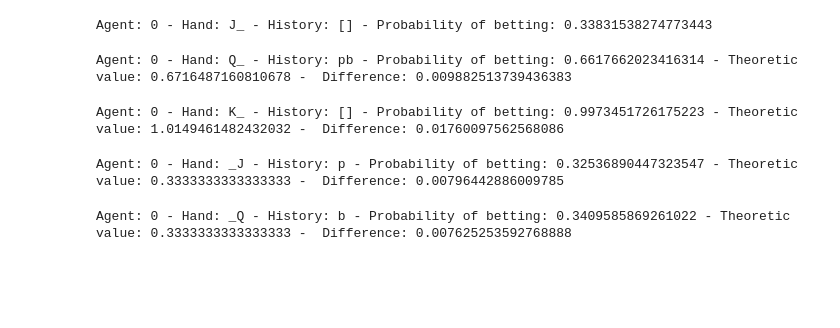
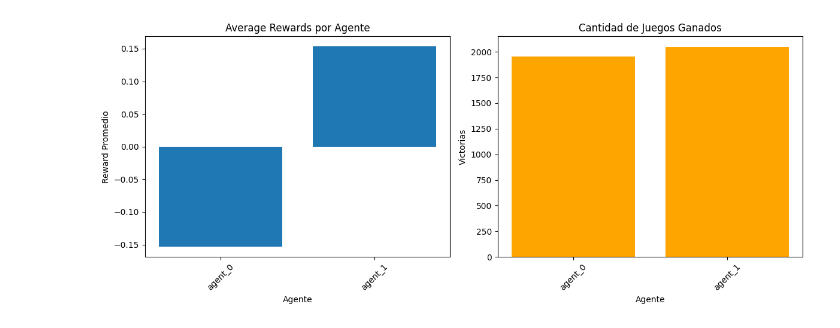
Before and after one commit to leandrouruguay1994/multiagentes-alt-games, a Jupyter notebook: multiagentes-alt-games/alternating_games/KuhnPoker.ipynb, the cells around one changed output. Saved outputs shown, nothing was run; the diff lists cells and outputs as text; code cells hidden in the pictures; blank space fills up the shorter version.

Commit message:
se actualiza el codigo para los agentes

```diff
--- a/multiagentes-alt-games/alternating_games/KuhnPoker.ipynb
+++ b/multiagentes-alt-games/alternating_games/KuhnPoker.ipynb
@@ -5,8 +7,7 @@ from collections import OrderedDict
 # %%
 g = KuhnPoker()
 # %%
-agent_classes = [ CounterFactualRegret, CounterFactualRegret ]
+agent_classes = [CounterFactualRegret, MiniMax]
 my_agents = {}
-g.reset()
 for i, agent in enumerate(g.agents):
     my_agents[agent] = agent_classes[i](game=g, agent=agent)
@@ -13,9 +39,10 @@ for i, agent in enumerate(g.agents):
 # %%
-for agent in g.agents:
+for i,agent in enumerate(g.agents):
     print('Training agent ' + agent)
-    my_agents[agent].train(100000)
-    print('Agent ' + agent + ' policies:')
-    print(OrderedDict(map(lambda n: (n, my_agents[agent].node_dict[n].policy()), sorted(my_agents[agent].node_dict.keys()))))
-    print('')
+    if agent_classes[i] == RandomAgent or agent_classes[i] == MiniMax:
+        print(f"Skipping training for not trainable agent ({agent_classes[i].__name__})")
+        continue
+    my_agents[agent].train(10000)
+    print(dict(map(lambda n: (n, my_agents[agent].node_dict[n].policy()), my_agents[agent].node_dict.keys())))
 # %% [output]
 Training agent agent_0
@@ -27,0 +52,7 @@ OrderedDict([('0', array([0.77244686, 0.22755314])), ('0b', array([9.99970071e-0
+# %%
+for i,agent in enumerate(g.agents):
+    if agent_classes[i] == RandomAgent or agent_classes[i] == MiniMax:
+        print(f"Skipping printing regrets for not trainable agent ({agent_classes[i].__name__})")
+        continue
+    for obs, node in my_agents[agent].node_dict.items():
+        print(f"{obs} regrets: {node.cum_regrets}, policy: {node.policy()}")
@@ -52,25 +129,21 @@ Check learned policies against theoretical policies:
-# %%
-JX_b = my_agents[g.agents[0]].node_dict['0'].policy()[1]
-print(f'Agent: 0 - Hand: J_ - History: [] - Probability of betting: {JX_b}')
-# %% [output]
-Agent: 0 - Hand: J_ - History: [] - Probability of betting: 0.33831538274773443
-# %%
-QX_pb_b = my_agents[g.agents[0]].node_dict['1pb'].policy()[1]
-print(f'Agent: 0 - Hand: Q_ - History: pb - Probability of betting: {QX_pb_b} - Theoretic value: {JX_b+1/3} -  Difference: {abs(QX_pb_b - (JX_b+1/3))}')
-# %% [output]
-Agent: 0 - Hand: Q_ - History: pb - Probability of betting: 0.6617662023416314 - Theoretic value: 0.6716487160810678 -  Difference: 0.009882513739436383
-# %%
-KX_b = my_agents[g.agents[0]].node_dict['2'].policy()[1]
-print(f'Agent: 0 - Hand: K_ - History: [] - Probability of betting: {KX_b} - Theoretic value: {3 * JX_b} -  Difference: {abs(KX_b - 3 * JX_b)}')
-# %% [output]
-Agent: 0 - Hand: K_ - History: [] - Probability of betting: 0.9973451726175223 - Theoretic value: 1.0149461482432032 -  Difference: 0.01760097562568086
-# %%
-XJ_p_b = my_agents[g.agents[0]].node_dict['0p'].policy()[1]
-print(f'Agent: 0 - Hand: _J - History: p - Probability of betting: {XJ_p_b} - Theoretic value: {1/3} -  Difference: {abs(XJ_p_b - 1/3)}')
-# %% [output]
-Agent: 0 - Hand: _J - History: p - Probability of betting: 0.32536890447323547 - Theoretic value: 0.3333333333333333 -  Difference: 0.00796442886009785
-# %%
-XQ_b_b = my_agents[g.agents[0]].node_dict['1b'].policy()[1]
-print(f'Agent: 0 - Hand: _Q - History: b - Probability of betting: {XQ_b_b} - Theoretic value: {1/3} -  Difference: {abs(XQ_b_b - 1/3)}')
-# %% [output]
-Agent: 0 - Hand: _Q - History: b - Probability of betting: 0.3409585869261022 - Theoretic value: 0.3333333333333333 -  Difference: 0.007625253592768888
+# %%
+avg_rewards = {agent: cum_rewards[agent] / niter for agent in g.agents}
+
+fig, axes = plt.subplots(1, 2, figsize=(12, 5))
+
+axes[0].bar(avg_rewards.keys(), avg_rewards.values())
+axes[0].set_title('Average Rewards por Agente')
+axes[0].set_ylabel('Reward Promedio')
+axes[0].set_xlabel('Agente')
+axes[0].tick_params(axis='x', rotation=45)
+
+axes[1].bar(wins.keys(), wins.values(), color='orange')
+axes[1].set_title('Cantidad de Juegos Ganados')
+axes[1].set_ylabel('Victorias')
+axes[1].set_xlabel('Agente')
+axes[1].tick_params(axis='x', rotation=45)
+
+plt.tight_layout()
+plt.show()
+# %% [output]
+[figure, added]
```
Also changed, not shown: parts of 11 cells of this notebook, 4 other files.
